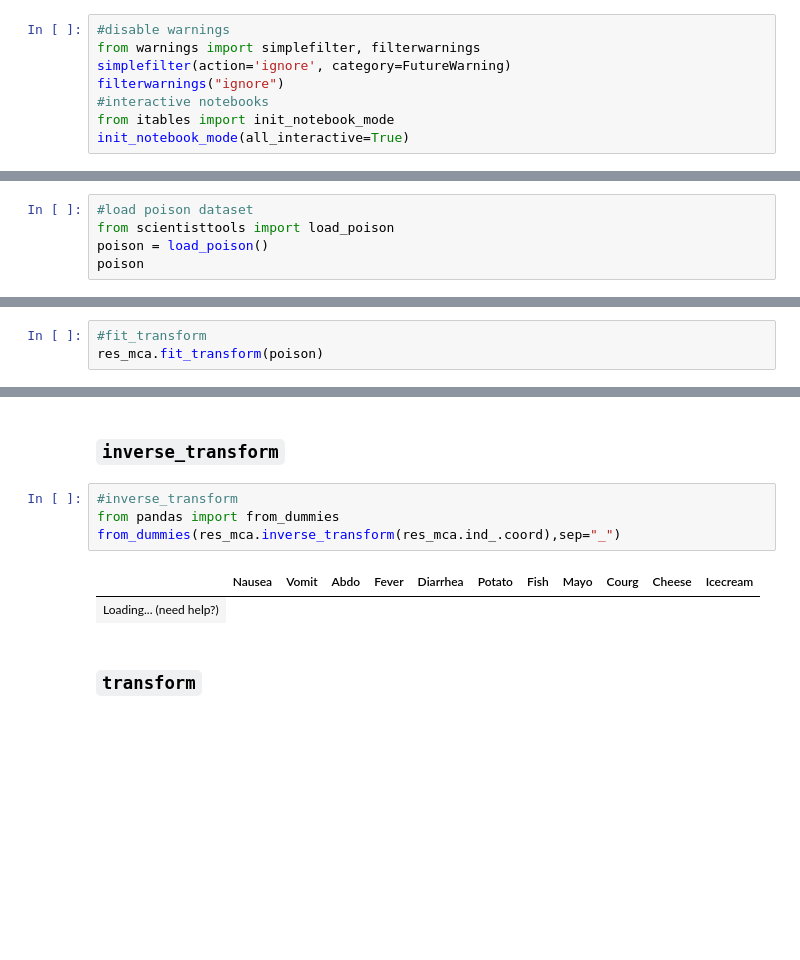
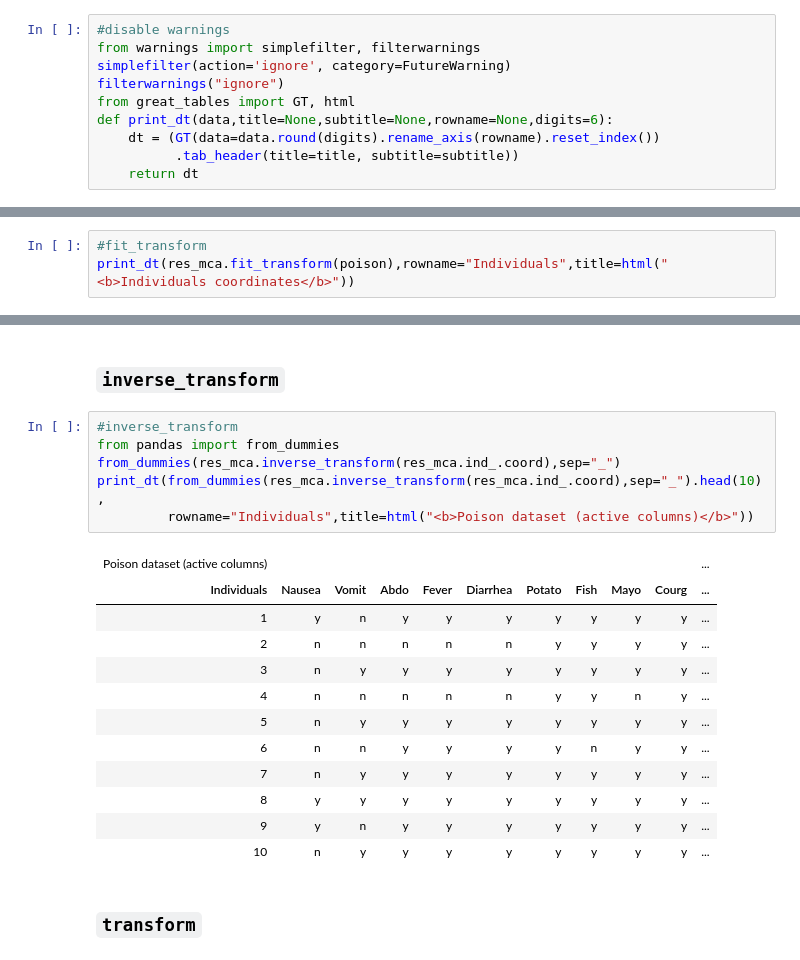
Before and after one commit to enfantbenidedieu/scientisttools, a Jupyter notebook: notebooks/05 - MCA/01-MCA-poison.ipynb, the cells around one changed output, grey strips where cells are left out. Drawn from its saved outputs; the diff is of its cells as text; blank space fills up the shorter version.

Commit message:
Update MCA notebooks

```diff
--- a/notebooks/05 - MCA/01-MCA-poison.ipynb
+++ b/notebooks/05 - MCA/01-MCA-poison.ipynb
@@ -5,6 +5,8 @@
 from warnings import simplefilter, filterwarnings
 simplefilter(action='ignore', category=FutureWarning)
 filterwarnings("ignore")
-#interactive notebooks
-from itables import init_notebook_mode
-init_notebook_mode(all_interactive=True)
+from great_tables import GT, html
+def print_dt(data,title=None,subtitle=None,rowname=None,digits=6):
+    dt = (GT(data=data.round(digits).rename_axis(rowname).reset_index())
+          .tab_header(title=title, subtitle=subtitle))
+    return dt
@@ -14,5 +12,0 @@ init_notebook_mode(all_interactive=True)
-# %%
-#load poison dataset
-from scientisttools import load_poison
-poison = load_poison()
-poison
@@ -286,5 +607,5 @@ res_mca.summary_quanti_
 ### `fit_transform`
 # %%
 #fit_transform
-res_mca.fit_transform(poison)
+print_dt(res_mca.fit_transform(poison),rowname="Individuals",title=html("<b>Individuals coordinates</b>"))
 # %% [output]
@@ -295,10 +632,22 @@ res_mca.fit_transform(poison)
 # %%
 #inverse_transform
 from pandas import from_dummies
 from_dummies(res_mca.inverse_transform(res_mca.ind_.coord),sep="_")
+print_dt(from_dummies(res_mca.inverse_transform(res_mca.ind_.coord),sep="_").head(10),
+         rowname="Individuals",title=html("<b>Poison dataset (active columns)</b>"))
 # %% [output]
-|  | Nausea | Vomit | Abdo | Fever | Diarrhea | Potato | Fish | Mayo | Courg | Cheese | Icecream |
-| Loading... (need help?) |
+| Poison dataset (active columns) |  |  |  |  |  |  |  |  |  | ... |
+| Individuals | Nausea | Vomit | Abdo | Fever | Diarrhea | Potato | Fish | Mayo | Courg | ... |
+| 1 | y | n | y | y | y | y | y | y | y | ... |
+| 2 | n | n | n | n | n | y | y | y | y | ... |
+| 3 | n | y | y | y | y | y | y | y | y | ... |
+| 4 | n | n | n | n | n | y | y | n | y | ... |
+| 5 | n | y | y | y | y | y | y | y | y | ... |
+| 6 | n | n | y | y | y | y | n | y | y | ... |
+| 7 | n | y | y | y | y | y | y | y | y | ... |
+| 8 | y | y | y | y | y | y | y | y | y | ... |
+| 9 | y | n | y | y | y | y | y | y | y | ... |
+| 10 | n | y | y | y | y | y | y | y | y | ... |
 # %% [markdown]
 ### `transform`
 # %%
```
Also changed, not shown: parts of 60 cells of this notebook, 8 other files.
